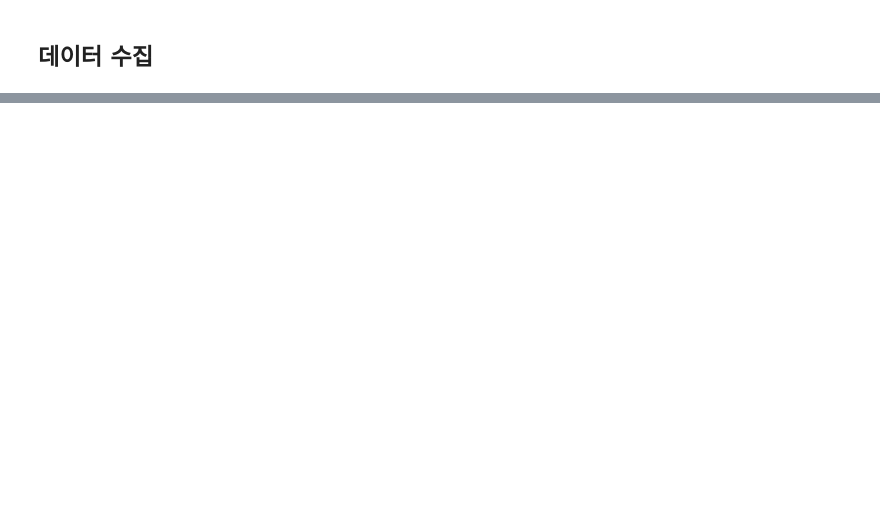
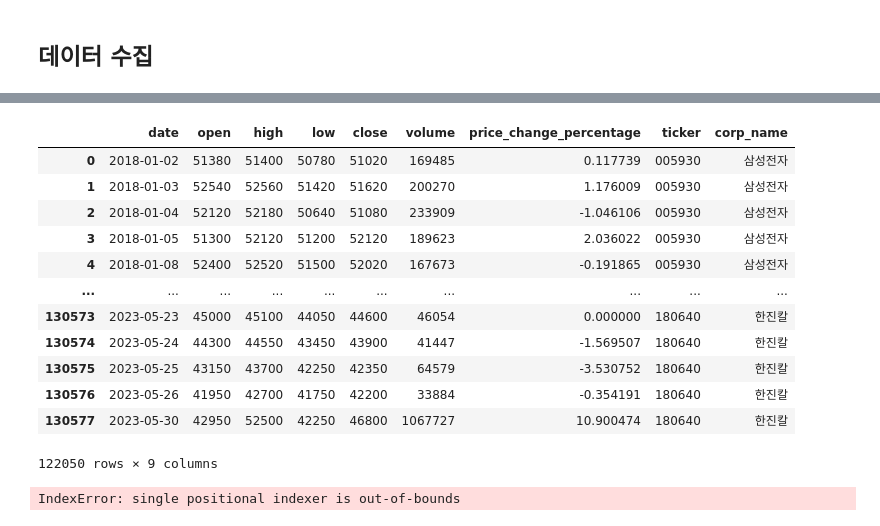
Before and after one commit to Unfinishedgod/finance_mlops, a Jupyter notebook: jupyter/stock_total_modeling.ipynb, the cells around one changed output, grey strips where cells are left out. Saved outputs shown, nothing was run; the diff lists cells and outputs as text; code cells hidden in the pictures; blank space fills up the shorter version.

```diff
--- a/jupyter/stock_total_modeling.ipynb
+++ b/jupyter/stock_total_modeling.ipynb
@@ -448,0 +128,73 @@ def macd_vis(df_raw):
+# %%
+public = ohlcv_df_raw[ohlcv_df_raw['date'] <= '2023-05-30']
+private = ohlcv_df_raw
+public
+# %% [output]
+|  | date | open | high | low | close | volume | price_change_percentage | ticker | corp_name |
+| 0 | 2018-01-02 | 51380 | 51400 | 50780 | 51020 | 169485 | 0.117739 | 005930 | 삼성전자 |
+| 1 | 2018-01-03 | 52540 | 52560 | 51420 | 51620 | 200270 | 1.176009 | 005930 | 삼성전자 |
+| 2 | 2018-01-04 | 52120 | 52180 | 50640 | 51080 | 233909 | -1.046106 | 005930 | 삼성전자 |
+| 3 | 2018-01-05 | 51300 | 52120 | 51200 | 52120 | 189623 | 2.036022 | 005930 | 삼성전자 |
+| 4 | 2018-01-08 | 52400 | 52520 | 51500 | 52020 | 167673 | -0.191865 | 005930 | 삼성전자 |
+| ... | ... | ... | ... | ... | ... | ... | ... | ... | ... |
+| 130573 | 2023-05-23 | 45000 | 45100 | 44050 | 44600 | 46054 | 0.000000 | 180640 | 한진칼 |
+| 130574 | 2023-05-24 | 44300 | 44550 | 43450 | 43900 | 41447 | -1.569507 | 180640 | 한진칼 |
+| 130575 | 2023-05-25 | 43150 | 43700 | 42250 | 42350 | 64579 | -3.530752 | 180640 | 한진칼 |
+| 130576 | 2023-05-26 | 41950 | 42700 | 41750 | 42200 | 33884 | -0.354191 | 180640 | 한진칼 |
+| 130577 | 2023-05-30 | 42950 | 52500 | 42250 | 46800 | 1067727 | 10.900474 | 180640 | 한진칼 |
+122050 rows × 9 columns
+# %%
+results_df = pd.DataFrame()
+# 15일부터 60일까지 5일 간격으로 window size를 변경하면서 계산 반복
+for i in range(15,65,5):
+    results_df = pd.DataFrame(columns=['ticker', 'Sharpe'])
+    for code in tqdm(ticker_list):
+        public_close = public[public['ticker'] == code][['close','price_change_percentage']]
+        public_close_15 = public_close[-i:]
+        final_return = (public_close_15['close'].iloc[-1] - public_close_15['close'].iloc[0]) / public_close_15['close'].iloc[0]
+        std_deviation = np.std(public_close_15['price_change_percentage'])
+        sharpe_ratio = final_return/std_deviation
+
+#         results_df = results_df.append({'ticker': code, 'Sharpe': float(sharpe_ratio)}, ignore_index=True)
+        result_sample = pd.DataFrame({'ticker': code, 'final_return': final_return}, index = [0])
+#         results_df = results_df.append({'ticker': code, 'final_return': final_return}, ignore_index=True)
+        results_df = pd.concat([results_df, result_sample])
+
+    # window size별 샤프지수 순위 저장
+    results_df = results_df.fillna(0)
+    results_df['순위'] = results_df['ticker'].rank(method='first', ascending=False).astype('int')
+    sample_submission = pd.read_csv('sample_submission.csv')
+    baseline_submission = sample_submission[['ticker']].merge(results_df[['ticker', '순위']], on='ticker', how='left')
+
+    # 샤프지수 산출식을 사용한 window size별 샤프지수 검증
+    public_test = private.loc['2023-05-31' : '2023-06-21']
+    close_dict = public_test.sort_values(by='Date').groupby(by='ticker')['close'].apply(list).to_dict()
+    rank_list = baseline_submission.sort_values(by='순위')['ticker'].tolist()
+
+    buy_codes = rank_list[:200]    # 상위 200개 매수
+    sell_codes = rank_list[-200:]  # 하위 200개 공매도
+    buy_prices = np.array([close_dict[cc] for cc in buy_codes])
+    sell_prices = np.array([close_dict[cc] for cc in sell_codes])
+
+    assert buy_prices.shape[1] == 15
+
+    sharpe = {}
+    sharpe['일수'] = 15
+    sharpe['무위험이자율'] = 0.035
+    total_buy_returns = np.sum(buy_prices[:, -1] / buy_prices[:, 0] - 1.0)
+    total_sell_returns = -np.sum(sell_prices[:, -1] / sell_prices[:, 0] - 1.0)
+    sharpe['매수 수익률'] = total_buy_returns
+    sharpe['공매도 수익률'] = total_sell_returns
+    sharpe['최종 수익률'] = (total_buy_returns + total_sell_returns) / 400
+    sharpe['연율화된 최종 수익률'] = sharpe['최종 수익률'] * 250 / sharpe['일수']
+    buy_daily_profits = +(buy_prices[:, 1:] / buy_prices[:, :-1] - 1.0)
+    sell_daily_profits = -(sell_prices[:, 1:] / sell_prices[:, :-1] - 1.0)
+    sharpe['연율화된 수익률의 일별 평균'] = (buy_daily_profits + sell_daily_profits).sum(0) * 250 / 400
+    sharpe['연율화된 수익률의 평균'] = np.mean(sharpe['연율화된 수익률의 일별 평균'])
+    daily_volatility = np.sum((sharpe['연율화된 수익률의 일별 평균'] - sharpe['연율화된 수익률의 평균']) ** 2.0) / (15 - 2)
+    sharpe['최종 수익률 변동성'] = np.sqrt(daily_volatility)
+    sharpe['샤프지수'] = (sharpe['연율화된 최종 수익률'] - sharpe['무위험이자율']) / sharpe['최종 수익률 변동성']
+
+    print(sharpe['샤프지수'])
+# %% [output]
+IndexError: single positional indexer is out-of-bounds
```
Also changed, not shown: parts of 52 cells of this notebook, 3 other files.
